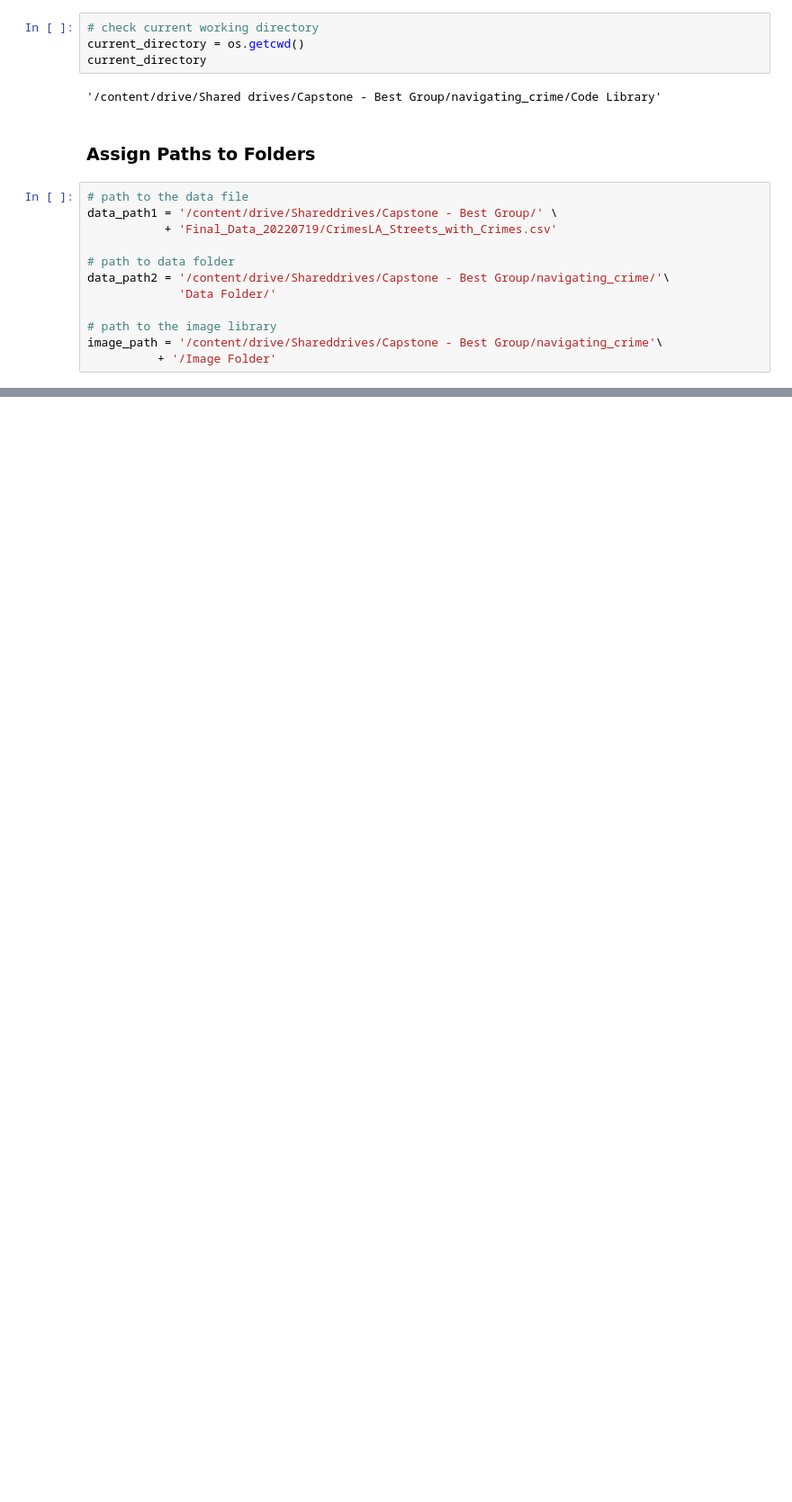
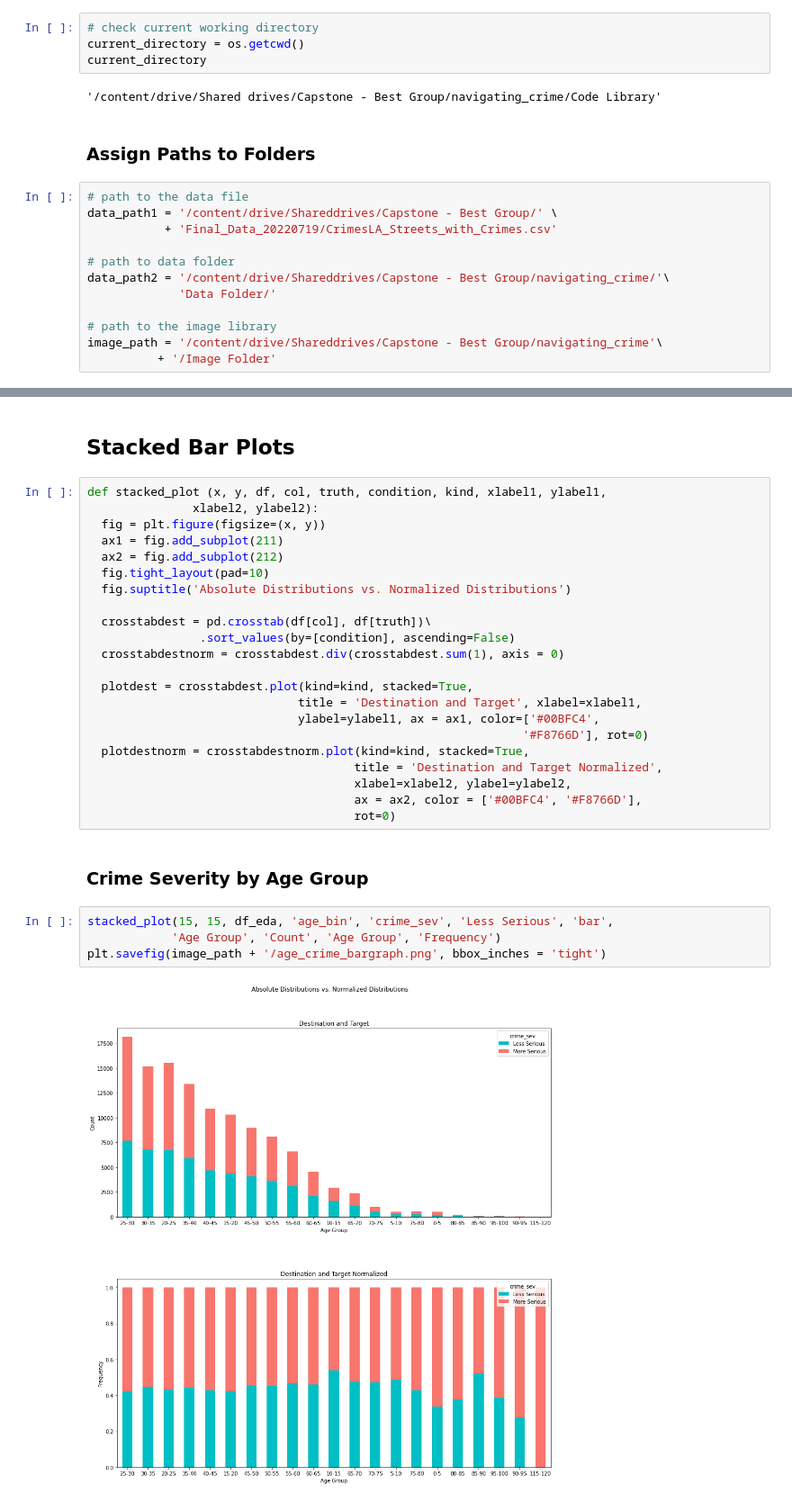
Before and after one commit to MSADS-Capstone/navigating_crime, a Jupyter notebook: Code Library/data_exploration_phase2.ipynb, the cells around one changed output, grey strips where cells are left out. Shown: that part at 90% size. Saved outputs shown, nothing was run; the diff lists cells and outputs as text; blank space fills up the shorter version.

```diff
--- a/Code Library/data_exploration_phase2.ipynb
+++ b/Code Library/data_exploration_phase2.ipynb
@@ -67,0 +155,32 @@ df_ml.shape
+# %% [markdown]
+## Stacked Bar Plots
+# %%
+def stacked_plot (x, y, df, col, truth, condition, kind, xlabel1, ylabel1,
+               xlabel2, ylabel2):
+  fig = plt.figure(figsize=(x, y))
+  ax1 = fig.add_subplot(211)
+  ax2 = fig.add_subplot(212)
+  fig.tight_layout(pad=10)
+  fig.suptitle('Absolute Distributions vs. Normalized Distributions')
+
+  crosstabdest = pd.crosstab(df[col], df[truth])\
+                .sort_values(by=[condition], ascending=False)
+  crosstabdestnorm = crosstabdest.div(crosstabdest.sum(1), axis = 0)
+
+  plotdest = crosstabdest.plot(kind=kind, stacked=True,
+                              title = 'Destination and Target', xlabel=xlabel1,
+                              ylabel=ylabel1, ax = ax1, color=['#00BFC4',
+                                                              '#F8766D'], rot=0)
+  plotdestnorm = crosstabdestnorm.plot(kind=kind, stacked=True,
+                                      title = 'Destination and Target Normalized',
+                                      xlabel=xlabel2, ylabel=ylabel2,
+                                      ax = ax2, color = ['#00BFC4', '#F8766D'],
+                                      rot=0)
+# %% [markdown]
+### Crime Severity by Age Group
+# %%
+stacked_plot(15, 15, df_eda, 'age_bin', 'crime_sev', 'Less Serious', 'bar',
+            'Age Group', 'Count', 'Age Group', 'Frequency')
+plt.savefig(image_path + '/age_crime_bargraph.png', bbox_inches = 'tight')
+# %% [output]
+[figure, added]
```
Also changed, not shown: parts of 19 cells of this notebook, 5 other files.
